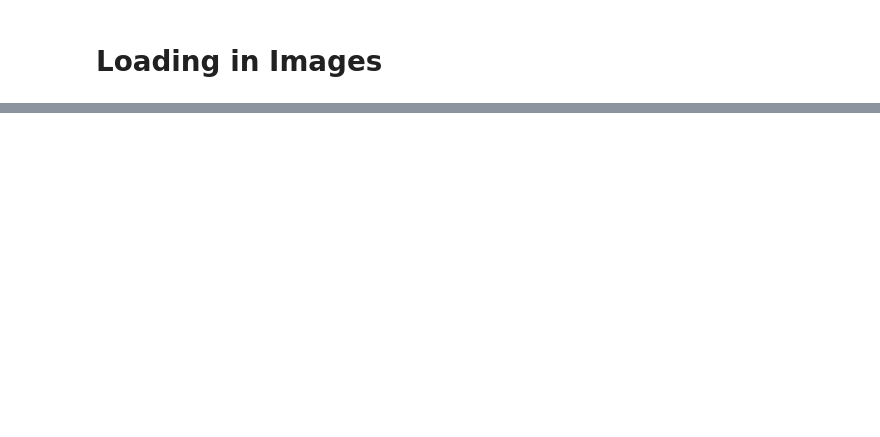
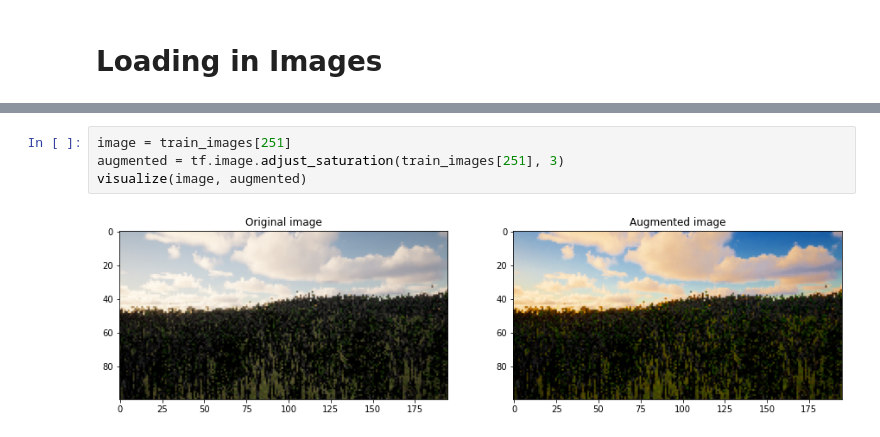
Before and after one commit to sdeittrick/Wildfire_Detection_Capstone_697, a Jupyter notebook: wildfire_prediction_pipeline/model_exploration.ipynb, the cells around one changed output, grey strips where cells are left out. Drawn from its saved outputs; the diff is of its cells as text; blank space fills up the shorter version.

```diff
--- a/wildfire_prediction_pipeline/model_exploration.ipynb
+++ b/wildfire_prediction_pipeline/model_exploration.ipynb
@@ -370,0 +100,6 @@ NameError: name 'units' is not defined
+# %%
+image = train_images[251]
+augmented = tf.image.adjust_saturation(train_images[251], 3)
+visualize(image, augmented)
+# %% [output]
+[figure, added]
```
Also changed, not shown: parts of 60 cells of this notebook, 17 other files.
